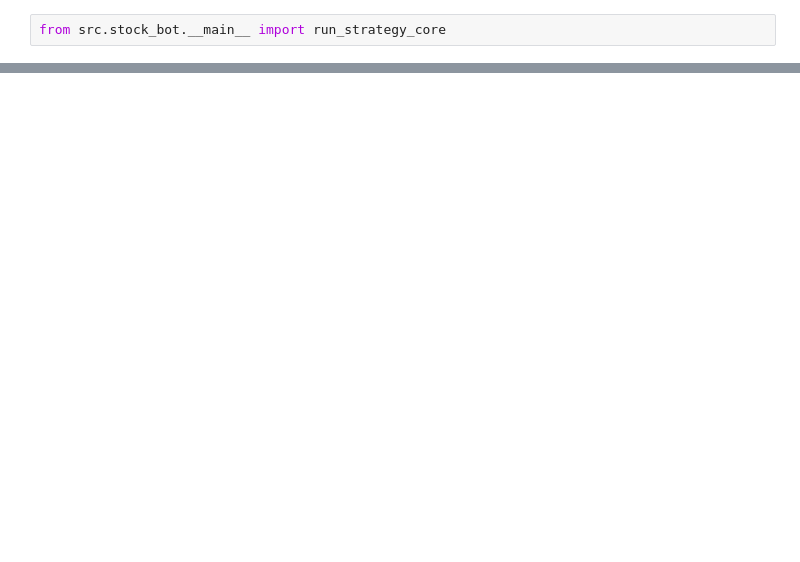
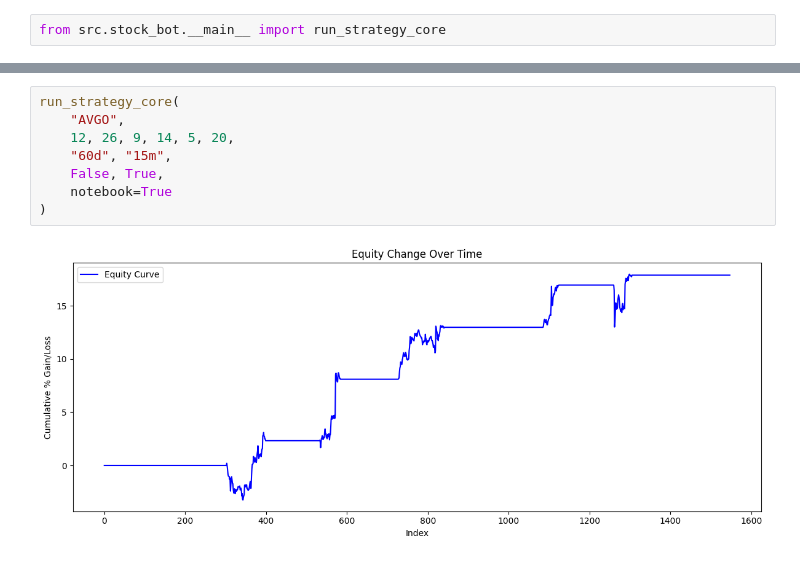
Before and after one commit to PDS-callum/volatile_stock_trader, a Jupyter notebook: testing.ipynb, the cells around one changed output, grey strips where cells are left out. Cells and saved outputs as stored; diff of their text form; blank space fills up the shorter version.

```diff
--- a/testing.ipynb
+++ b/testing.ipynb
@@ -26,0 +33,10 @@ run_strategy_core(
+# %%
+run_strategy_core(
+    "AVGO",
+    12, 26, 9, 14, 5, 20,
+    "60d", "15m",
+    False, True,
+    notebook=True
+)
+# %% [output]
+[figure, added]
```
Also changed, not shown: parts of 3 cells of this notebook, 3 other files.
